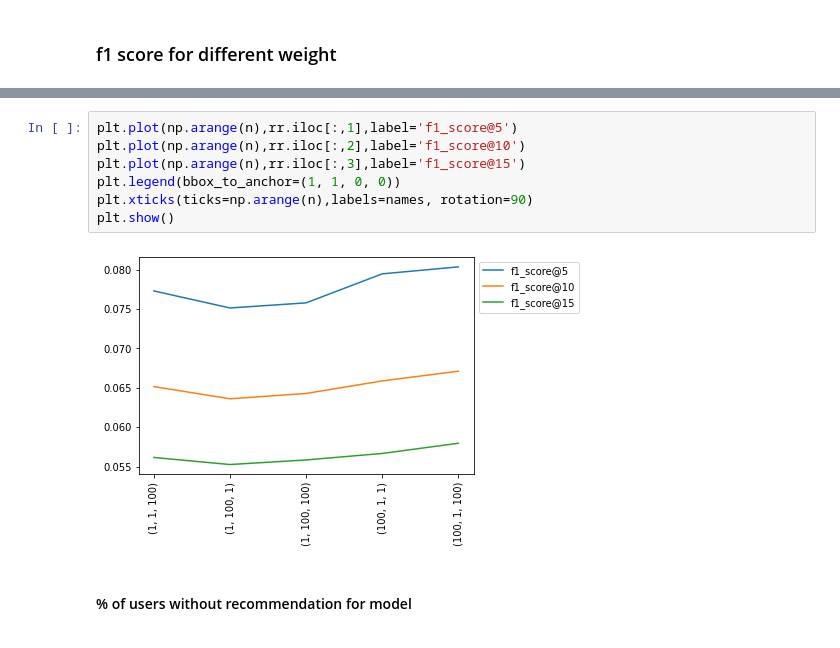
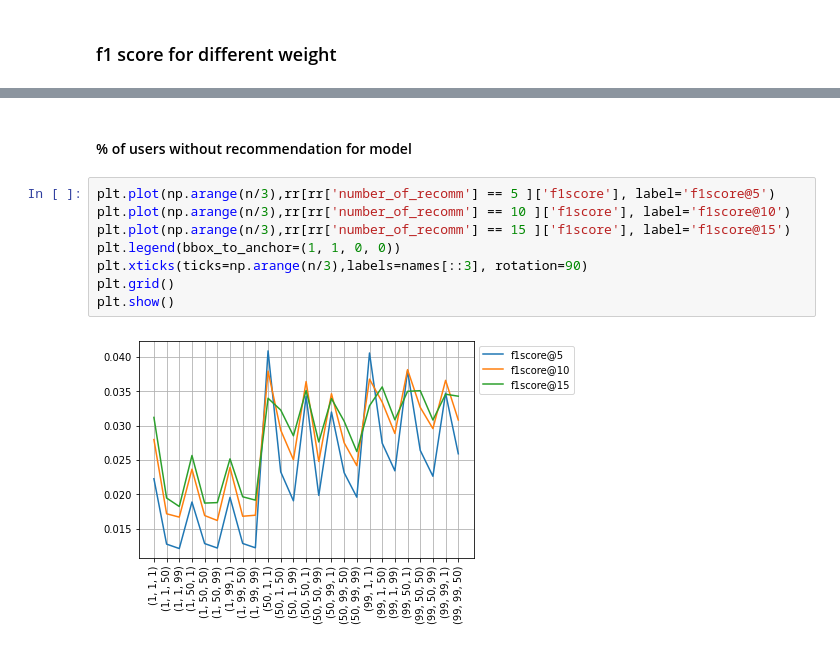
Before and after one commit to amakarewicz/RecommenderSystem, a Jupyter notebook: Piotr/model/period_test/MC_plots.ipynb, the cells around one changed output, grey strips where cells are left out. Cells and saved outputs as stored; diff of their text form.

```diff
--- a/Piotr/model/period_test/MC_plots.ipynb
+++ b/Piotr/model/period_test/MC_plots.ipynb
@@ -66,11 +69,12 @@ plt.show()
-# %%
-plt.plot(np.arange(n),rr.iloc[:,1],label='f1_score@5')
-plt.plot(np.arange(n),rr.iloc[:,2],label='f1_score@10')
-plt.plot(np.arange(n),rr.iloc[:,3],label='f1_score@15')
-plt.legend(bbox_to_anchor=(1, 1, 0, 0))
-plt.xticks(ticks=np.arange(n),labels=names, rotation=90)
-plt.show()
-# %% [output]
-[figure, removed]
 # %% [markdown]
 #### % of users without recommendation for model
+# %%
+plt.plot(np.arange(n/3),rr[rr['number_of_recomm'] == 5 ]['f1score'], label='f1score@5')
+plt.plot(np.arange(n/3),rr[rr['number_of_recomm'] == 10 ]['f1score'], label='f1score@10')
+plt.plot(np.arange(n/3),rr[rr['number_of_recomm'] == 15 ]['f1score'], label='f1score@15')
+plt.legend(bbox_to_anchor=(1, 1, 0, 0))
+plt.xticks(ticks=np.arange(n/3),labels=names[::3], rotation=90)
+plt.grid()
+plt.show()
+# %% [output]
+[figure, added]
```
Also changed, not shown: parts of 12 cells of this notebook, 8 other files.
